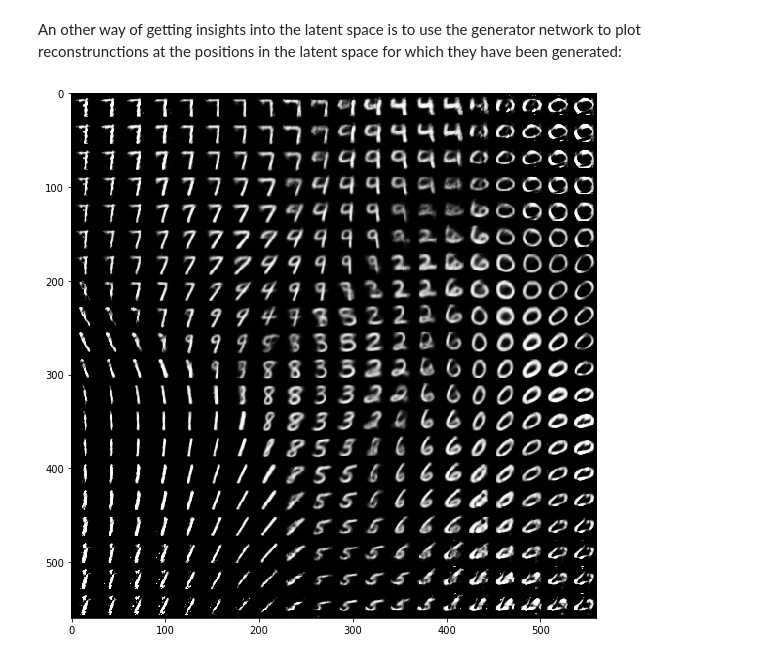
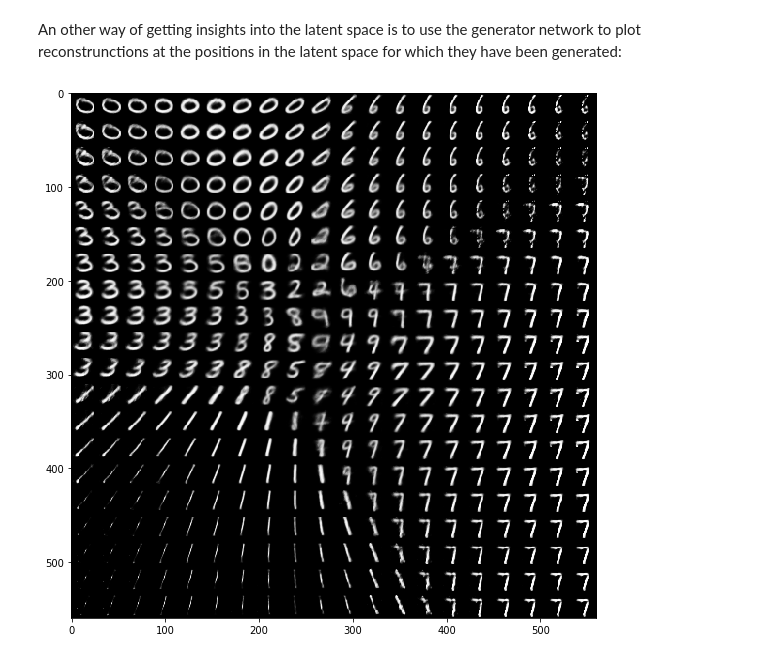
Before and after one commit to jeffersonquispe/autoencoder, a Jupyter notebook: vae.ipynb, the cells around one changed output. Saved outputs shown, nothing was run; the diff lists cells and outputs as text; code cells hidden in the pictures.

```diff
--- a/vae.ipynb
+++ b/vae.ipynb
@@ -261,12 +270,14 @@ def train(network_architecture, learning_rate=0.001,
 We can now train a VAE on MNIST by just specifying the network topology. We start with training a VAE with a 20-dimensional latent space.
 # %%
 network_architecture = \
-    dict(n_hidden_recog_1=500, # 1st layer encoder neurons
-         n_hidden_recog_2=500, # 2nd layer encoder neurons
-         n_hidden_gener_1=500, # 1st layer decoder neurons
-         n_hidden_gener_2=500, # 2nd layer decoder neurons
-         n_input=784, # MNIST data input (img shape: 28*28)
-         n_z=20)  # dimensionality of latent space
+    dict(n_hidden_recog_1=400, # 1st layer encoder neurons
+         n_hidden_recog_2=200, # 2nd layer encoder neurons
+         n_hidden_recog_3=200, # 3th layer encoder neurons
+         n_hidden_gener_1=200, # 1st layer decoder neurons
+         n_hidden_gener_2=200, # 2nd layer decoder neurons
+         n_hidden_gener_3=400, # 3th layer decoder neurons
+         n_input=784,          # MNIST data input (img shape: 28*28)
+         n_z=20)               # dimensionality of latent space
 
 vae = train(network_architecture, training_epochs=75)
 # %% [output]
@@ -311,12 +322,14 @@ plt.tight_layout()
 Next, we train a VAE with 2d latent space and illustrates how the encoder (the recognition network) encodes some of the labeled inputs (collapsing the Gaussian distribution in latent space to its mean). This gives us some insights into the structure of the learned manifold (latent space)
 # %%
 network_architecture = \
-    dict(n_hidden_recog_1=500, # 1st layer encoder neurons
-         n_hidden_recog_2=500, # 2nd layer encoder neurons
-         n_hidden_gener_1=500, # 1st layer decoder neurons
-         n_hidden_gener_2=500, # 2nd layer decoder neurons
-         n_input=784, # MNIST data input (img shape: 28*28)
-         n_z=2)  # dimensionality of latent space
+    dict(n_hidden_recog_1=400, # 1st layer encoder neurons
+         n_hidden_recog_2=200, # 2nd layer encoder neurons
+         n_hidden_recog_3=200, # 3th layer encoder neurons
+         n_hidden_gener_1=200, # 1st layer decoder neurons
+         n_hidden_gener_2=200, # 2nd layer decoder neurons
+         n_hidden_gener_3=400, # 3th layer decoder neurons
+         n_input=784,          # MNIST data input (img shape: 28*28)
+         n_z=2)                # dimensionality of latent space
 
-vae_2d = train(network_architecture, learning_rate = 0.00075, training_epochs=200)
+vae_2d = train(network_architecture, learning_rate = 0.00075, training_epochs=85)
 # %% [output]
@@ -350,19 +362,19 @@ plt.grid()
 An other way of getting insights into the latent space is to use the generator network to plot reconstrunctions at the positions in the latent space for which they have been generated:
 # %%
 nx = ny = 20
-x_values = np.linspace(-3, 3, nx)
-y_values = np.linspace(-3, 3, ny)
+x_values = np.linspace(-4, 3, nx)
+y_values = np.linspace(-4, 5, ny)
 
 canvas = np.empty((28*ny, 28*nx))
 for i, yi in enumerate(x_values):
     for j, xi in enumerate(y_values):
         z_mu = np.array([[xi, yi]]*vae.batch_size)
         x_mean = vae_2d.generate(z_mu)
         canvas[(nx-i-1)*28:(nx-i)*28, j*28:(j+1)*28] = x_mean[0].reshape(28, 28)
 
 plt.figure(figsize=(8, 10))
 Xi, Yi = np.meshgrid(x_values, y_values)
 plt.imshow(canvas, origin="upper", cmap="gray")
 plt.tight_layout()
 # %% [output]
-[figure, old version]
+[figure, new version]
```
Also changed, not shown: parts of 6 cells of this notebook.
